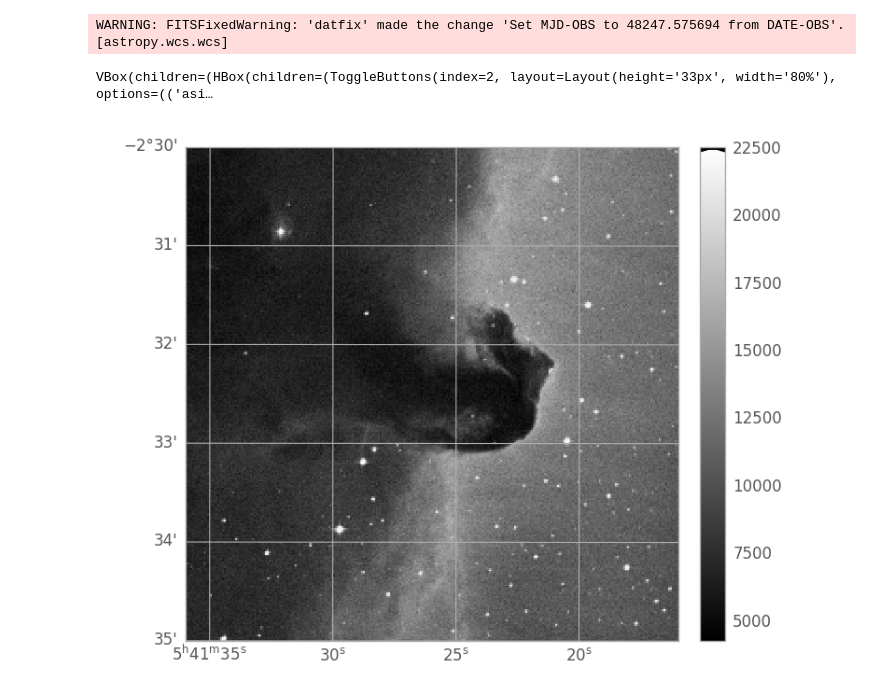
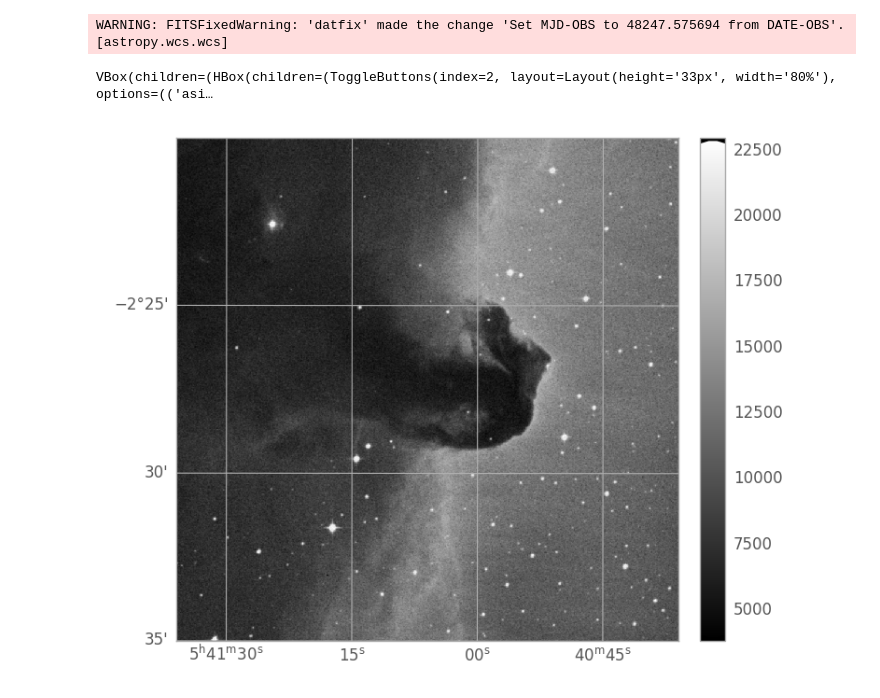
Before and after one commit to Chisen-Lupus/astro-utils, a Jupyter notebook: demo6.ipynb, the cells around one changed output. Drawn from its saved outputs; the diff is of its cells as text; code cells hidden in the pictures.

```diff
--- a/demo6.ipynb
+++ b/demo6.ipynb
@@ -1,37 +0,0 @@
-# %%
-%matplotlib inline
-%config InlineBackend.figure_format='retina'
-
-import os, sys
-from importlib import reload
-
-import numpy as np
-import numpy.linalg as la
-from numpy import fft
-
-np.set_printoptions(precision=3)
-np.set_printoptions(suppress=True)
-
-import astropy.units as u
-from astropy.coordinates import SkyCoord
-from astropy.io import fits
-from astropy.table import Table
-from astropy.visualization import AsinhStretch
-from astropy.wcs import WCS
-from astropy.nddata import Cutout2D
-from astropy.visualization import astropy_mpl_style
-from astropy.stats import sigma_clipped_stats
-from astropy.nddata import NDData
-
-stretch = AsinhStretch()
-
-from photutils.detection import DAOStarFinder
-from photutils.psf import EPSFBuilder
-from photutils.psf import extract_stars
-
-import matplotlib as mpl
-import matplotlib.pyplot as plt
-
-plt.style.use(astropy_mpl_style)
-plt.rcParams['image.origin'] = 'lower'
-plt.rcParams['image.interpolation'] = 'none'
@@ -58,10 +29,10 @@ with fits.open(image_file) as hdu:
     image_wcs = WCS(image_header)
 # %% [output]
 WARNING: FITSFixedWarning: 'datfix' made the change 'Set MJD-OBS to 48247.575694 from DATE-OBS'. [astropy.wcs.wcs]
-# %%
-image_data_small = image_data[::3, ::3]
-
-InteractivePlot(image_data_small, wcs=image_wcs);
-# %% [output]
-VBox(children=(HBox(children=(ToggleButtons(index=2, layout=Layout(height='33px', width='80%'), options=(('asi…
-[figure, removed]
+# %%
+from autils.jupyter import InteractivePlot
+
+InteractivePlot(image_data, wcs=image_wcs);
+# %% [output]
+VBox(children=(HBox(children=(ToggleButtons(index=2, layout=Layout(height='33px', width='80%'), options=(('asi…
+[figure, added]
```
Also changed, not shown: parts of 2 cells of this notebook, 5 other files.
